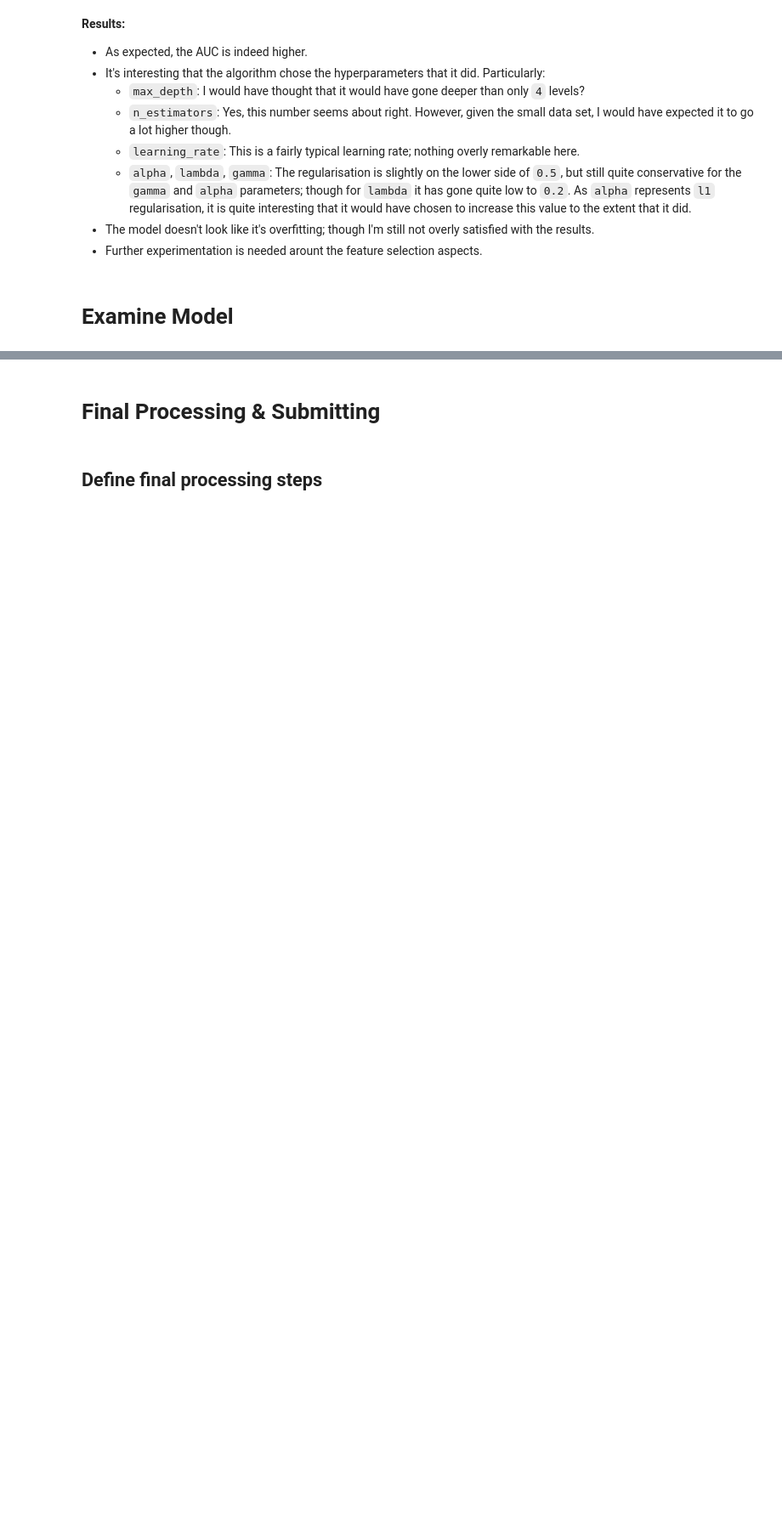
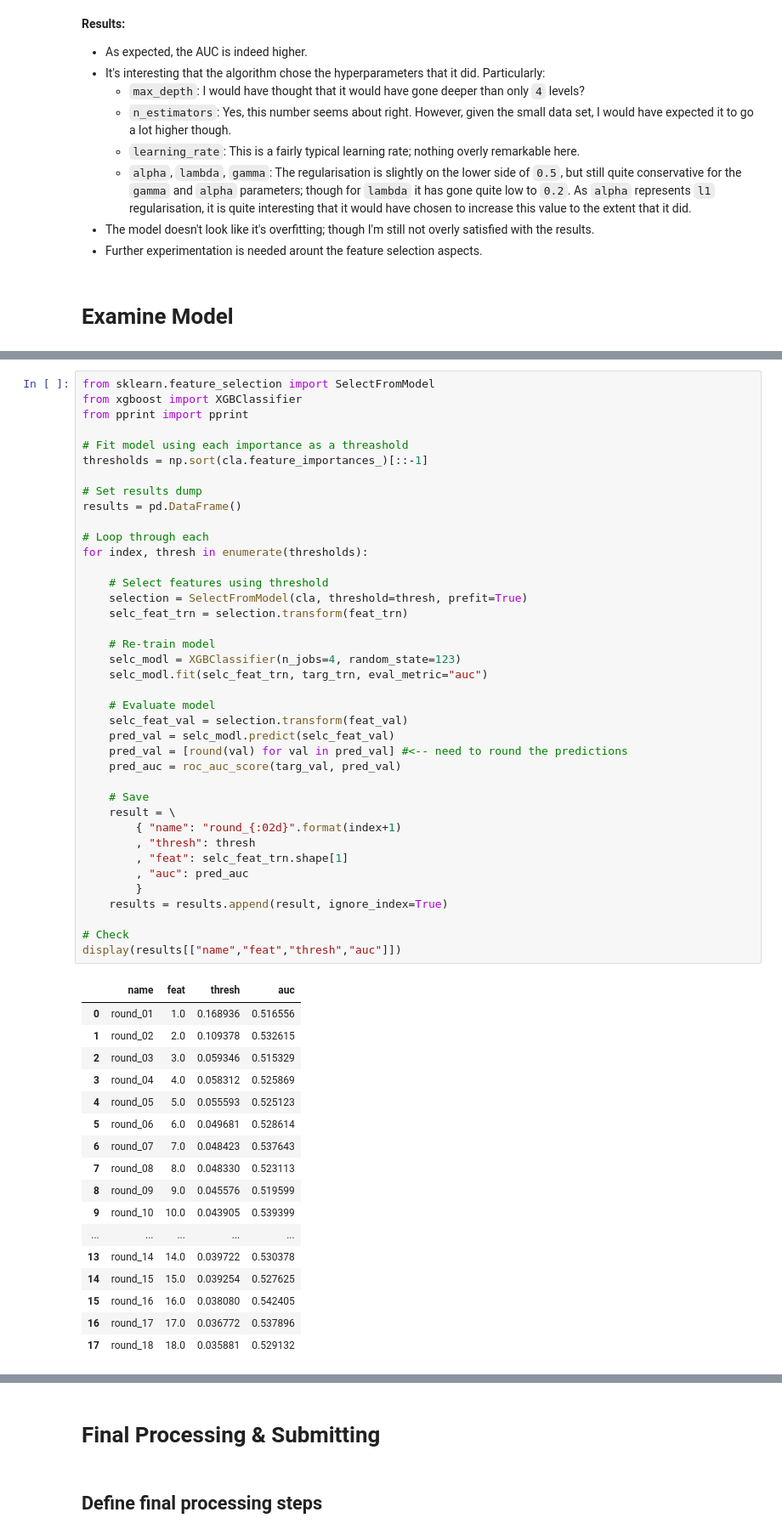
Before and after one commit to chrimaho/MDSI_ADSI_FEB21_AT1, a Jupyter notebook: notebooks/BasketballPrediction_CtrlAltElite.ipynb, the cells around one changed output, grey strips where cells are left out. Shown at 85% size. Cells and saved outputs as stored; diff of their text form; blank space fills up the shorter version.

```diff
--- a/notebooks/BasketballPrediction_CtrlAltElite.ipynb
+++ b/notebooks/BasketballPrediction_CtrlAltElite.ipynb
@@ -624,0 +671,57 @@ plot_confusion_matrix_roc \
+# %%
+from sklearn.feature_selection import SelectFromModel
+from xgboost import XGBClassifier
+from pprint import pprint
+
+# Fit model using each importance as a threashold
+thresholds = np.sort(cla.feature_importances_)[::-1]
+
+# Set results dump
+results = pd.DataFrame()
+
+# Loop through each
+for index, thresh in enumerate(thresholds):
+
+    # Select features using threshold
+    selection = SelectFromModel(cla, threshold=thresh, prefit=True)
+    selc_feat_trn = selection.transform(feat_trn)
+
+    # Re-train model
+    selc_modl = XGBClassifier(n_jobs=4, random_state=123)
+    selc_modl.fit(selc_feat_trn, targ_trn, eval_metric="auc")
+
+    # Evaluate model
+    selc_feat_val = selection.transform(feat_val)
+    pred_val = selc_modl.predict(selc_feat_val)
+    pred_val = [round(val) for val in pred_val] #<-- need to round the predictions
+    pred_auc = roc_auc_score(targ_val, pred_val)
+
+    # Save
+    result = \
+        { "name": "round_{:02d}".format(index+1)
+        , "thresh": thresh
+        , "feat": selc_feat_trn.shape[1]
+        , "auc": pred_auc
+        }
+    results = results.append(result, ignore_index=True)
+
+# Check
+display(results[["name","feat","thresh","auc"]])
+# %% [output]
+|  | name | feat | thresh | auc |
+| 0 | round_01 | 1.0 | 0.168936 | 0.516556 |
+| 1 | round_02 | 2.0 | 0.109378 | 0.532615 |
+| 2 | round_03 | 3.0 | 0.059346 | 0.515329 |
+| 3 | round_04 | 4.0 | 0.058312 | 0.525869 |
+| 4 | round_05 | 5.0 | 0.055593 | 0.525123 |
+| 5 | round_06 | 6.0 | 0.049681 | 0.528614 |
+| 6 | round_07 | 7.0 | 0.048423 | 0.537643 |
+| 7 | round_08 | 8.0 | 0.048330 | 0.523113 |
+| 8 | round_09 | 9.0 | 0.045576 | 0.519599 |
+| 9 | round_10 | 10.0 | 0.043905 | 0.539399 |
+| ... | ... | ... | ... | ... |
+| 13 | round_14 | 14.0 | 0.039722 | 0.530378 |
+| 14 | round_15 | 15.0 | 0.039254 | 0.527625 |
+| 15 | round_16 | 16.0 | 0.038080 | 0.542405 |
+| 16 | round_17 | 17.0 | 0.036772 | 0.537896 |
+| 17 | round_18 | 18.0 | 0.035881 | 0.529132 |
```
Also changed, not shown: parts of 20 cells of this notebook.
